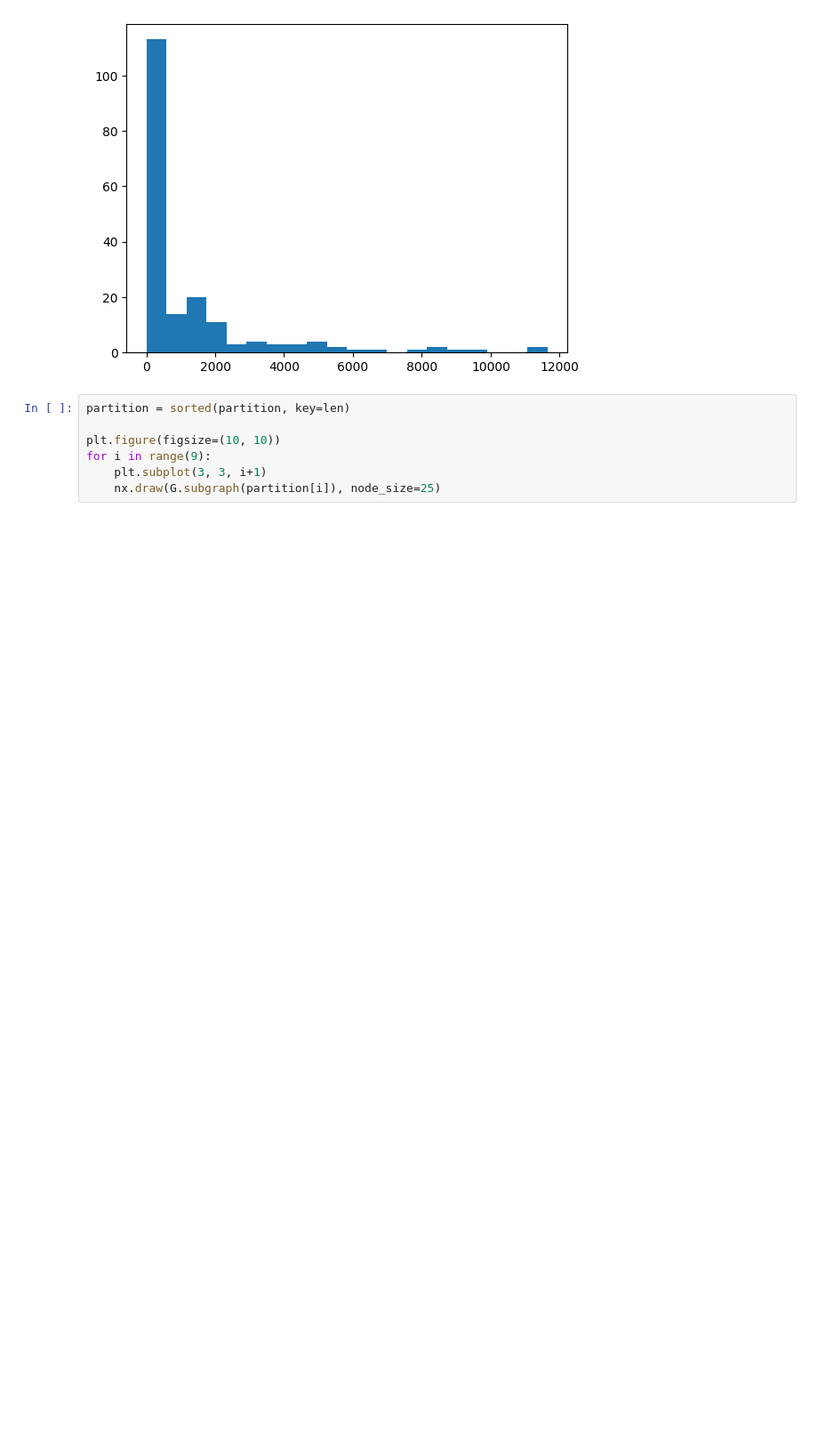
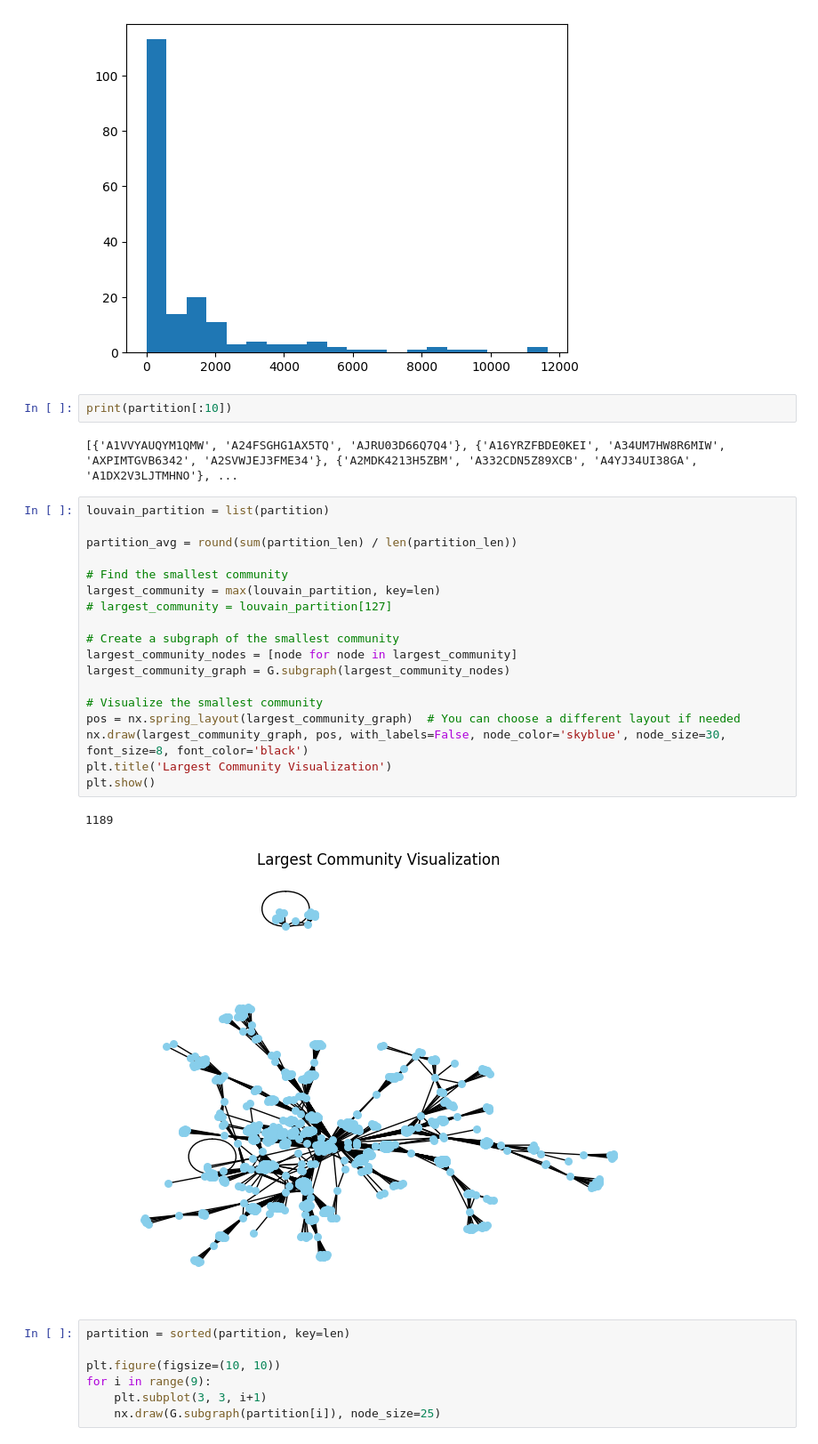
Before and after one commit to amakarewicz/2023-DTU-Computational-Tools-For-DS-Amazon-Food-Reviews, a Jupyter notebook: user-user_graph.ipynb, the cells around one changed output. Shown: that part at 89% size. Saved outputs shown, nothing was run; the diff lists cells and outputs as text; blank space fills up the shorter version.

Commit message:
user-user largest community visualization

```diff
--- a/user-user_graph.ipynb
+++ b/user-user_graph.ipynb
@@ -66,6 +66,31 @@ plt.hist(partition_len, 20)
 plt.show()
 # %% [output]
 [figure]
+# %%
+print(partition[:10])
+# %% [output]
+[{'A1VVYAUQYM1QMW', 'A24FSGHG1AX5TQ', 'AJRU03D66Q7Q4'}, {'A16YRZFBDE0KEI', 'A34UM7HW8R6MIW', 'AXPIMTGVB6342', 'A2SVWJEJ3FME34'}, {'A2MDK4213H5ZBM', 'A332CDN5Z89XCB', 'A4YJ34UI38GA', 'A1DX2V3LJTMHNO'}, ...
+# %%
+louvain_partition = list(partition)
+
+partition_avg = round(sum(partition_len) / len(partition_len))
+
+# Find the smallest community
+largest_community = max(louvain_partition, key=len)
+# largest_community = louvain_partition[127]
+
+# Create a subgraph of the smallest community
+largest_community_nodes = [node for node in largest_community]
+largest_community_graph = G.subgraph(largest_community_nodes)
+
+# Visualize the smallest community
+pos = nx.spring_layout(largest_community_graph)  # You can choose a different layout if needed
+nx.draw(largest_community_graph, pos, with_labels=False, node_color='skyblue', node_size=30, font_size=8, font_color='black')
+plt.title('Largest Community Visualization')
+plt.show()
+# %% [output]
+1189
+[figure, added]
 # %%
 partition = sorted(partition, key=len)
 
```
Also changed, not shown: parts of 1 cell of this notebook.
